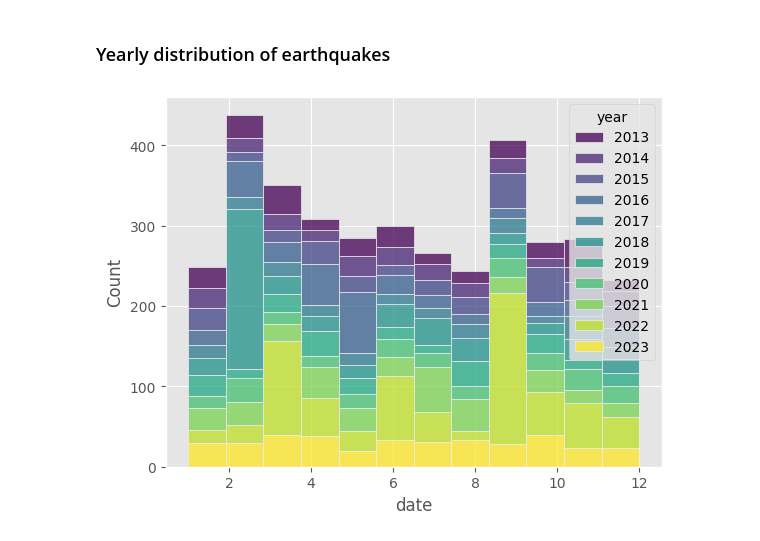
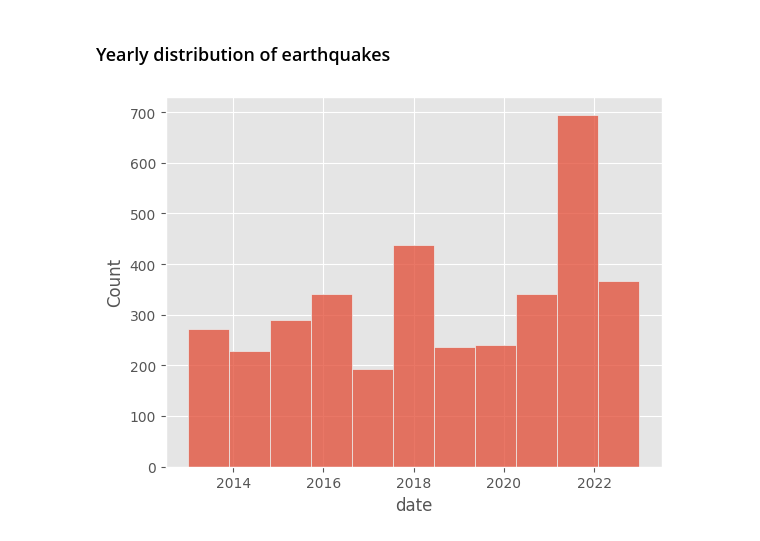
Before and after one commit to jiug/Taiwan-Earthquakes, a Jupyter notebook: earthquakes-taiwan.ipynb, the cells around one changed output. Drawn from its saved outputs; the diff is of its cells as text; code cells hidden in the pictures.

```diff
--- a/earthquakes-taiwan.ipynb
+++ b/earthquakes-taiwan.ipynb
@@ -291,7 +452,7 @@ plt.show()
 # %% [markdown]
 ### Yearly distribution of earthquakes
 # %%
-sns.histplot(x=df[df['magnitude'] >= mu_s]['date'].dt.month, bins=12, hue=df['year'], multiple='stack', palette='viridis')
+sns.histplot(x=df[df['magnitude'] >= mu_s]['date'].dt.year, bins=11, multiple='stack', palette='viridis')
 plt.show()
 # %% [output]
-[figure, old version]
+[figure, new version]
```
Also changed, not shown: parts of 29 cells of this notebook, 2 other files.
